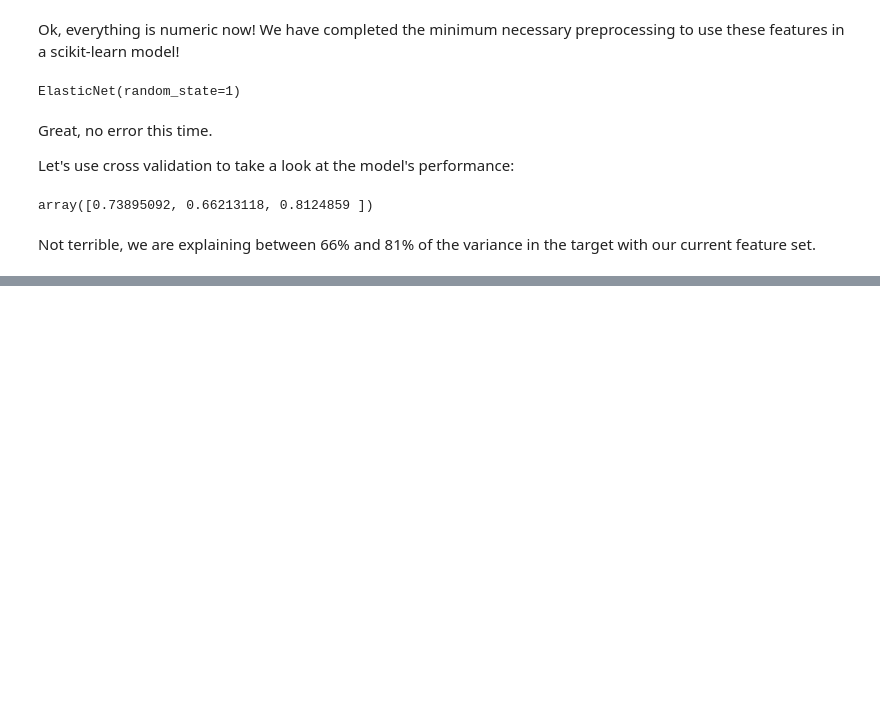
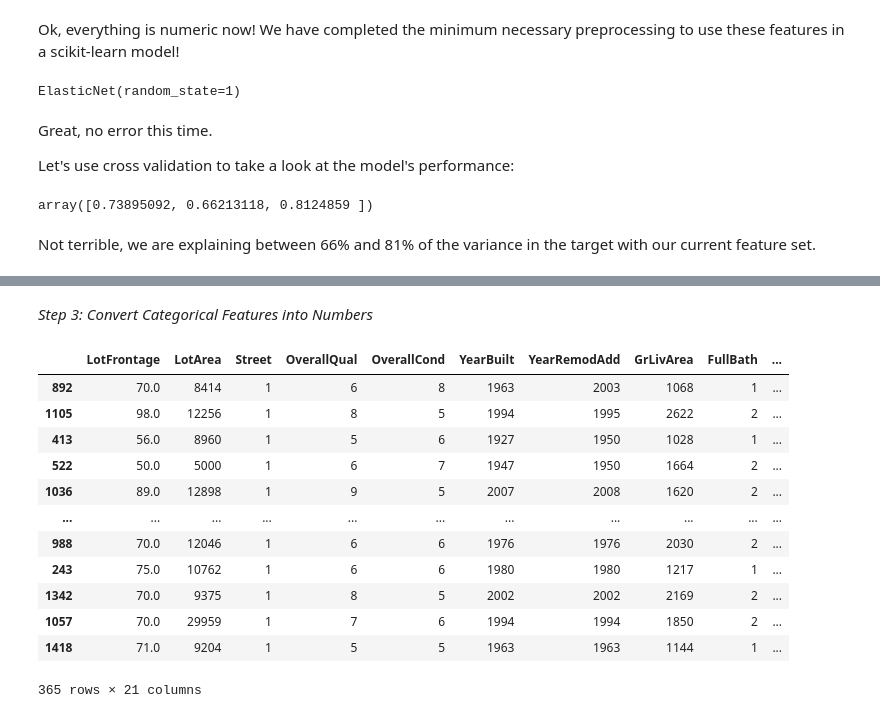
Before and after one commit to learn-co-curriculum/dsc-sklearn-preprocessing-lab, a Jupyter notebook: index.ipynb, the cells around one changed output, grey strips where cells are left out. Saved outputs shown, nothing was run; the diff lists cells and outputs as text; code cells hidden in the pictures; blank space fills up the shorter version.

Commit message:
steps 4-6

```diff
--- a/index.ipynb
+++ b/index.ipynb
@@ -959,0 +1251,2 @@ Not terrible, we are explaining between 66% and 81% of the variance in the targe
+# %%
+X_test = X_test.loc[:, relevant_columns]
@@ -959,0 +1255,16 @@ Not terrible, we are explaining between 66% and 81% of the variance in the targe
+# %%
+
+# Replace FireplaceQu NaNs with "N/A"s
+X_test["FireplaceQu"] = X_test["FireplaceQu"].fillna("N/A")
+
+# Add missing indicator for lot frontage
+frontage_test = X_test[["LotFrontage"]]
+frontage_missing_test = missing_indicator.transform(frontage_test)
+X_test["LotFrontage_Missing"] = frontage_missing_test
+
+# Impute missing lot frontage values
+frontage_imputed_test = imputer.transform(frontage_test)
+X_test["LotFrontage"] = frontage_imputed_test
+
+# Check that there are no more missing values
+X_test.isna().sum()
@@ -959,0 +1289,41 @@ Not terrible, we are explaining between 66% and 81% of the variance in the targe
+# %% [markdown]
+*Step 3: Convert Categorical Features into Numbers*
+# %%
+
+# Binarize street type
+street_test = X_test["Street"]
+street_binarized_test = binarizer_street.transform(street_test)
+X_test["Street"] = street_binarized_test
+
+# Binarize frontage missing
+frontage_missing_test = X_test["LotFrontage_Missing"]
+frontage_missing_binarized_test = binarizer_frontage_missing.transform(frontage_missing_test)
+X_test["LotFrontage_Missing"] = frontage_missing_binarized_test
+
+# One-hot encode fireplace quality
+fireplace_qu_test = X_test[["FireplaceQu"]]
+fireplace_qu_encoded_test = ohe.transform(fireplace_qu_test)
+fireplace_qu_encoded_test = pd.DataFrame(
+    fireplace_qu_encoded_test,
+    columns=ohe.categories_[0],
+    index=X_test.index
+)
+X_test.drop("FireplaceQu", axis=1, inplace=True)
+X_test = pd.concat([X_test, fireplace_qu_encoded_test], axis=1)
+
+# Visually inspect X_test
+X_test
+# %% [output]
+|  | LotFrontage | LotArea | Street | OverallQual | OverallCond | YearBuilt | YearRemodAdd | GrLivArea | FullBath | ... |
+| 892 | 70.0 | 8414 | 1 | 6 | 8 | 1963 | 2003 | 1068 | 1 | ... |
+| 1105 | 98.0 | 12256 | 1 | 8 | 5 | 1994 | 1995 | 2622 | 2 | ... |
+| 413 | 56.0 | 8960 | 1 | 5 | 6 | 1927 | 1950 | 1028 | 1 | ... |
+| 522 | 50.0 | 5000 | 1 | 6 | 7 | 1947 | 1950 | 1664 | 2 | ... |
+| 1036 | 89.0 | 12898 | 1 | 9 | 5 | 2007 | 2008 | 1620 | 2 | ... |
+| ... | ... | ... | ... | ... | ... | ... | ... | ... | ... | ... |
+| 988 | 70.0 | 12046 | 1 | 6 | 6 | 1976 | 1976 | 2030 | 2 | ... |
+| 243 | 75.0 | 10762 | 1 | 6 | 6 | 1980 | 1980 | 1217 | 1 | ... |
+| 1342 | 70.0 | 9375 | 1 | 8 | 5 | 2002 | 2002 | 2169 | 2 | ... |
+| 1057 | 70.0 | 29959 | 1 | 7 | 6 | 1994 | 1994 | 1850 | 2 | ... |
+| 1418 | 71.0 | 9204 | 1 | 5 | 5 | 1963 | 1963 | 1144 | 1 | ... |
+365 rows × 21 columns
```
Also changed, not shown: parts of 44 cells of this notebook, 2 other files.
